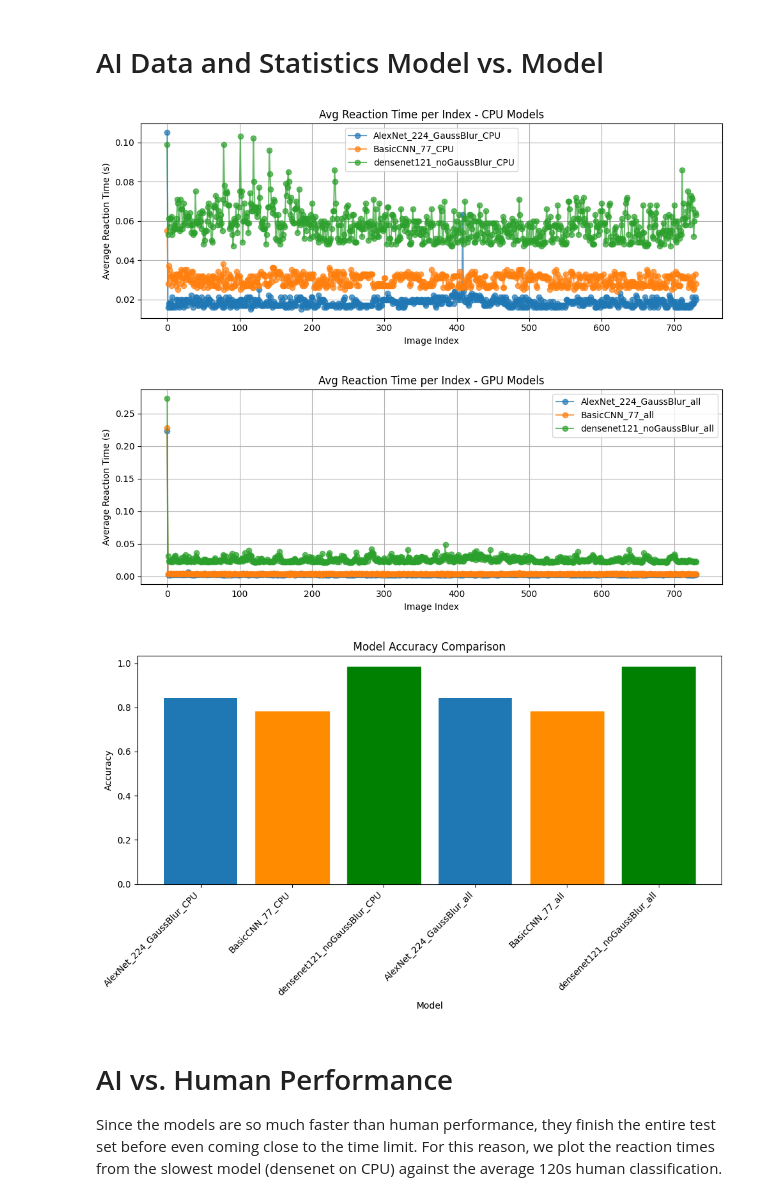
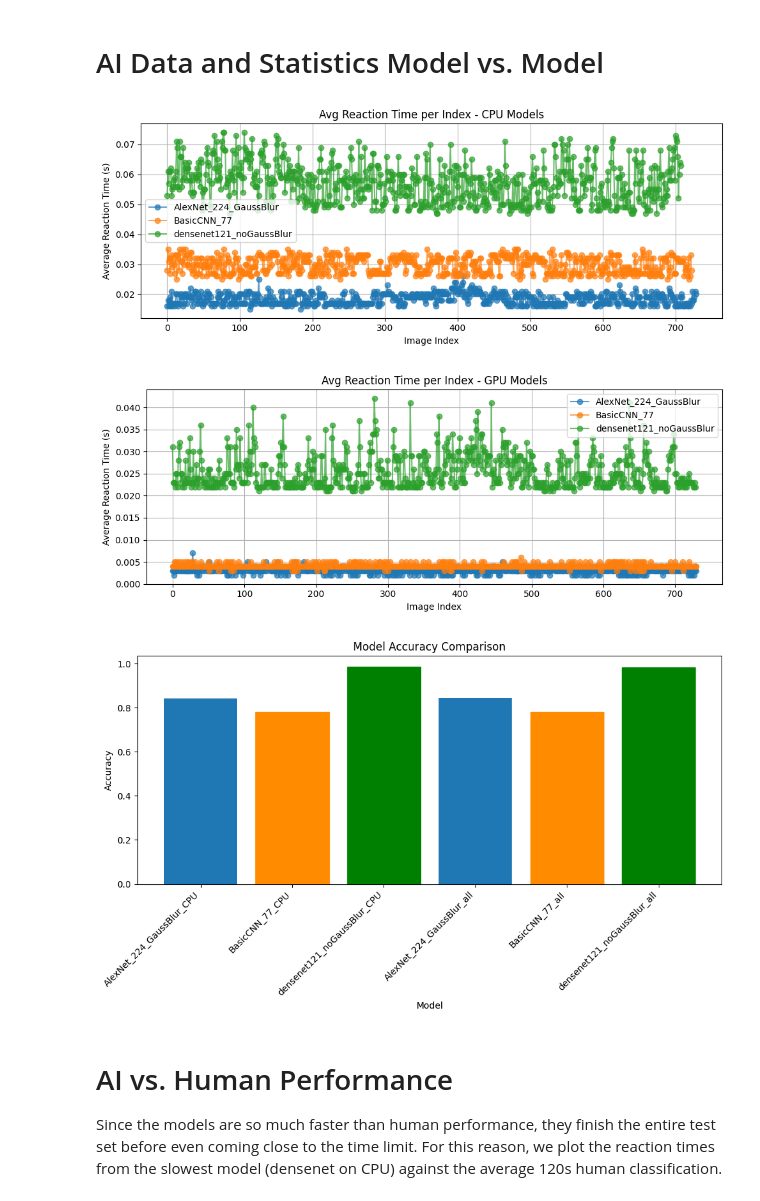
Before and after one commit to artiV4/LlamaOrDuck, a Jupyter notebook: data_analysis.ipynb, the cells around one changed output. Cells and saved outputs as stored; diff of their text form; code cells hidden in the pictures.

```diff
--- a/data_analysis.ipynb
+++ b/data_analysis.ipynb
@@ -31,7 +31,7 @@ for duration in durations:
 
     for file in files:
         df = pd.read_csv(file)
-        # df = filter_outliers(df)
+        df = filter_outliers(df)
         all_data.append(df)
 
         # Split into `num_sections` sections
@@ -80,6 +80,23 @@ for duration in durations:
         plt.tight_layout()
         plt.show()
 
+        # --- Plot histogram of misclassification distribution over image index ---
+        misclassified_indices = []
+
+        for df in all_data:
+            misclassified = df[df['True Label'] != df['User Choice']]
+            misclassified_indices.extend(misclassified.index.tolist())
+
+        plt.figure(figsize=(10, 4))
+        plt.hist(misclassified_indices, bins=50)
+        plt.title(f'Misclassification Distribution Over Index - {duration}s')
+        plt.xlabel('Image Index')
+        plt.ylabel('Frequency of Misclassification')
+        plt.grid(True)
+        plt.tight_layout()
+        plt.show()
+
+
 # Display results
 total_reaction_time = 0
 total_correct = 0
@@ -96,7 +113,7 @@ for duration, stats in results.items():
     duration_correct = 0
     for file in glob.glob(f'data/{duration}*.csv'):
         df = pd.read_csv(file)
-        # df = filter_outliers(df)
+        df = filter_outliers(df)
         total_reaction_time += df['Reaction Time (s)'].sum()
         duration_count += len(df)
         duration_correct += (df['True Label'] == df['User Choice']).sum()
@@ -170,7 +191,7 @@ for model_name, sources in model_pairs.items():
 
         for file in files:
             df = pd.read_csv(file)
-            # df = filter_outliers(df)
+            df = filter_outliers(df)
             all_data.append(df)
 
             # Calculate average reaction time and accuracy
@@ -267,7 +288,7 @@ for model_prefix in cpu_models:
 
     for file in files:
         df = pd.read_csv(file)
-        # df = filter_outliers(df)  # Remove outliers with reaction time > 0.2
+        df = filter_outliers(df)  # Remove outliers with reaction time > 0.2
         all_data.append(df)
 
         # Calculate average reaction time
@@ -285,7 +306,7 @@ for model_prefix in cpu_models:
             reaction_times_by_index.setdefault(i, []).append(rt)
     avg_rt_per_index = [sum(times)/len(times) for i, times in sorted(reaction_times_by_index.items())]
 
-    ax2.plot(avg_rt_per_index, marker='o', linestyle='-', alpha=0.7, label=f'{model_prefix}')
+    ax2.plot(avg_rt_per_index, marker='o', linestyle='-', alpha=0.7, label=f'{model_prefix[:-4]}')
 
 # Final touches: Reaction Time Plot for CPU models
 ax2.set_title('Avg Reaction Time per Index - CPU Models')
@@ -308,7 +329,7 @@ for model_prefix in gpu_models:
 
     for file in files:
         df = pd.read_csv(file)
-        # df = filter_outliers(df)  # Remove outliers with reaction time > 0.2
+        df = filter_outliers(df)  # Remove outliers with reaction time > 0.2
         all_data.append(df)
 
         # Calculate average reaction time
@@ -326,40 +347,40 @@ for model_prefix in gpu_models:
             reaction_times_by_index.setdefault(i, []).append(rt)
     avg_rt_per_index = [sum(times)/len(times) for i, times in sorted(reaction_times_by_index.items())]
 
-    ax3.plot(avg_rt_per_index, marker='o', linestyle='-', alpha=0.7, label=f'{model_prefix}')
+    ax3.plot(avg_rt_per_index, marker='o', linestyle='-', alpha=0.7, label=f'{model_prefix[:-4]}')
 
 # Final touches: Reaction Time Plot for GPU models
 ax3.set_title('Avg Reaction Time per Index - GPU Models')
 ax3.set_xlabel('Image Index')
 ax3.set_ylabel('Average Reaction Time (s)')
 ax3.grid(True)
 ax3.legend()
 fig3.tight_layout()
 plt.show()
 
 # Barplot for accuracy comparison
 fig4, ax4 = plt.subplots(figsize=(10, 6))
 
 # Combining both CPU and GPU accuracies
 all_accuracies = cpu_accuracies + gpu_accuracies
 models, accuracies = zip(*all_accuracies)
 
 # Plotting barplot
 bars = ax4.bar(models, accuracies)
 ax4.set_title('Model Accuracy Comparison')
 ax4.set_xlabel('Model')
 ax4.set_ylabel('Accuracy')
 ax4.set_xticks(models)
 ax4.set_xticklabels(models, rotation=45, ha='right')
 bars[1].set_color('darkorange')
 bars[2].set_color('green')
 bars[4].set_color('darkorange')
 bars[5].set_color('green')
 fig4.tight_layout()
 plt.show()
 # %% [output]
-[figure, old version]
+[figure, new version]
-[figure, old version]
+[figure, new version]
 [figure]
 # %% [markdown]
 # AI vs. Human Performance
```
Also changed, not shown: parts of 3 cells of this notebook.
